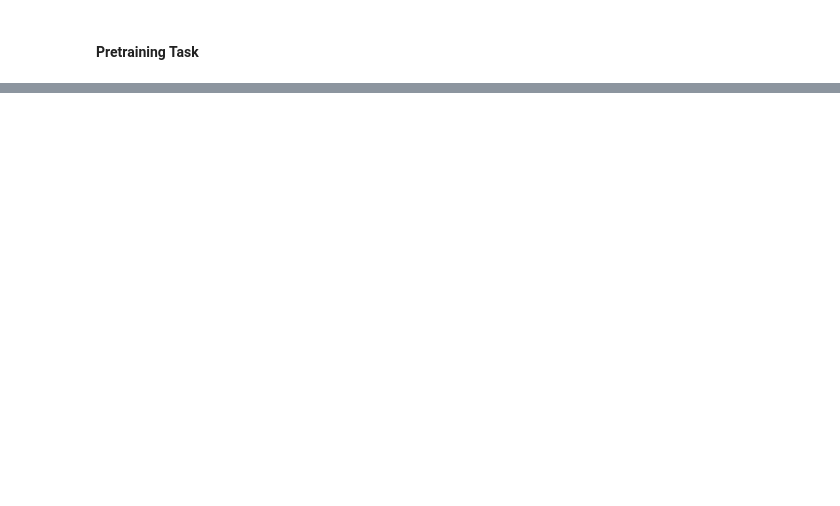
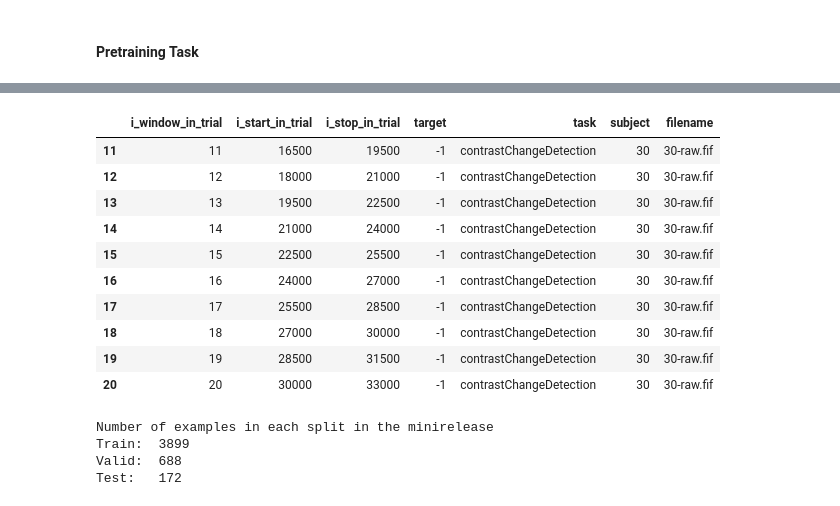
Before and after one commit to Longcodedao/eeg_challenge, a Jupyter notebook: abc.ipynb, the cells around one changed output, grey strips where cells are left out. Cells and saved outputs as stored; diff of their text form; code cells hidden in the pictures; blank space fills up the shorter version.

Commit message:
Finish seperating the train, val, test split

```diff
--- a/abc.ipynb
+++ b/abc.ipynb
@@ -424,0 +573,23 @@ transformation_offline = [
+# %%
+from braindecode.preprocessing import create_fixed_length_windows
+
+WINDOW_SEC = 30
+SFREQ = 100.0
+OVERLAP_RATIO = 0.5 # 50% overlap
+
+window_size_samples = int(WINDOW_SEC * SFREQ)
+window_stride_samples = int(window_size_samples * (1 - OVERLAP_RATIO))
+
+print(f"Creating {WINDOW_SEC}-second windows with {OVERLAP_RATIO * 100}% overlap ")
+windows_ds = create_fixed_length_windows(
+    concat_ds = concat_preproc,
+    start_offset_samples = 0,
+    stop_offset_samples = None,
+    window_size_samples = window_size_samples,
+    window_stride_samples = window_stride_samples,
+    drop_last_window = False,
+    preload = True,
+)
+
+print(f"Total JEPA windows: {len(windows_ds)}")
+print(f"Window shape: {windows_ds[0][0].shape}")  # (1, 128, 3000)
@@ -424,0 +662,3 @@ transformation_offline = [
+# %%
+meta_information = windows_ds.get_metadata()
+meta_information.head()
@@ -424,0 +672,14 @@ transformation_offline = [
+# %%
+meta_information.iloc[2000: 2010]
+# %% [output]
+|  | i_window_in_trial | i_start_in_trial | i_stop_in_trial | target | task | subject | filename |
+| 11 | 11 | 16500 | 19500 | -1 | contrastChangeDetection | 30 | 30-raw.fif |
+| 12 | 12 | 18000 | 21000 | -1 | contrastChangeDetection | 30 | 30-raw.fif |
+| 13 | 13 | 19500 | 22500 | -1 | contrastChangeDetection | 30 | 30-raw.fif |
+| 14 | 14 | 21000 | 24000 | -1 | contrastChangeDetection | 30 | 30-raw.fif |
+| 15 | 15 | 22500 | 25500 | -1 | contrastChangeDetection | 30 | 30-raw.fif |
+| 16 | 16 | 24000 | 27000 | -1 | contrastChangeDetection | 30 | 30-raw.fif |
+| 17 | 17 | 25500 | 28500 | -1 | contrastChangeDetection | 30 | 30-raw.fif |
+| 18 | 18 | 27000 | 30000 | -1 | contrastChangeDetection | 30 | 30-raw.fif |
+| 19 | 19 | 28500 | 31500 | -1 | contrastChangeDetection | 30 | 30-raw.fif |
+| 20 | 20 | 30000 | 33000 | -1 | contrastChangeDetection | 30 | 30-raw.fif |
@@ -424,0 +706,28 @@ transformation_offline = [
+# %%
+subject_split = windows_ds.split("subject")
+
+train_set = []
+valid_set = []
+test_set = []
+
+for s in subject_split:
+    if s in train_subj:
+        train_set.append(subject_split[s])
+    elif s in valid_subj:
+        valid_set.append(subject_split[s])
+    elif s in test_subj:
+        test_set.append(subject_split[s])
+
+train_set = BaseConcatDataset(train_set)
+valid_set = BaseConcatDataset(valid_set)
+test_set = BaseConcatDataset(test_set)
+
+print("Number of examples in each split in the minirelease")
+print(f"Train:\t{len(train_set)}")
+print(f"Valid:\t{len(valid_set)}")
+print(f"Test:\t{len(test_set)}")
+# %% [output]
+Number of examples in each split in the minirelease
+Train:  3899
+Valid:  688
+Test:   172
```
Also changed, not shown: parts of 42 cells of this notebook, 5 other files.
